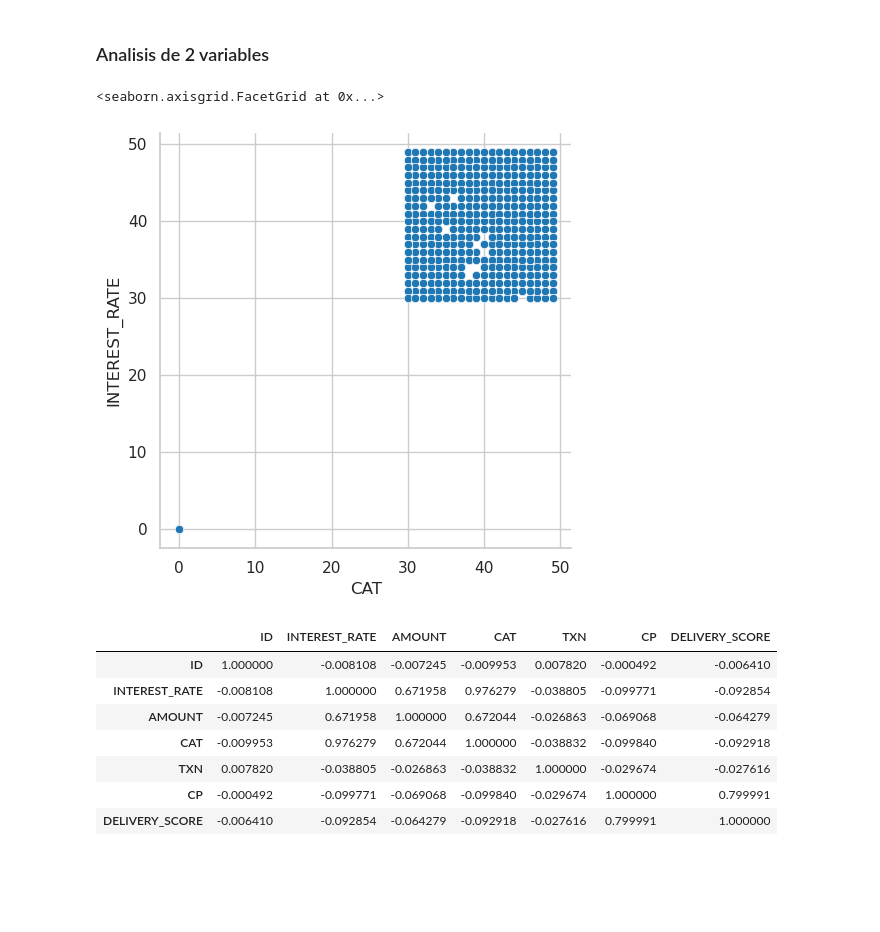
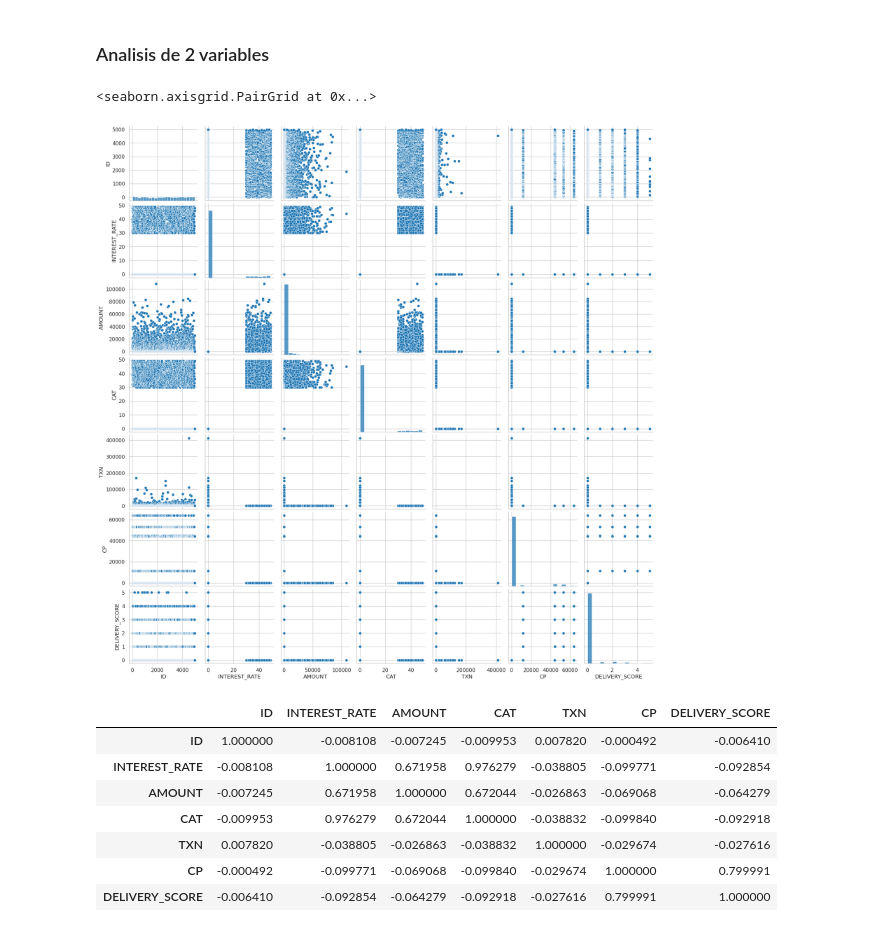
Before and after one commit to AstinSeverino/BI_analyst, a Jupyter notebook: BI_analyst/notebooks/main.ipynb, the cells around one changed output. Saved outputs shown, nothing was run; the diff lists cells and outputs as text; code cells hidden in the pictures; blank space fills up the shorter version.

```diff
--- a/BI_analyst/notebooks/main.ipynb
+++ b/BI_analyst/notebooks/main.ipynb
@@ -372,15 +692,13 @@ df
 # %% [markdown]
 ### Analisis de 2 variables
 # %%
-sns.relplot(
-    data= df,
-    x='CAT',
-    y='INTEREST_RATE',
+sns.pairplot(
+    data= df
 
 )
 # %% [output]
-<seaborn.axisgrid.FacetGrid at 0x...>
+<seaborn.axisgrid.PairGrid at 0x...>
-[figure, old version]
+[figure, new version]
 # %%
 df.corr()
 # %% [output]
```
Also changed, not shown: parts of 44 cells of this notebook, 2 other files.
